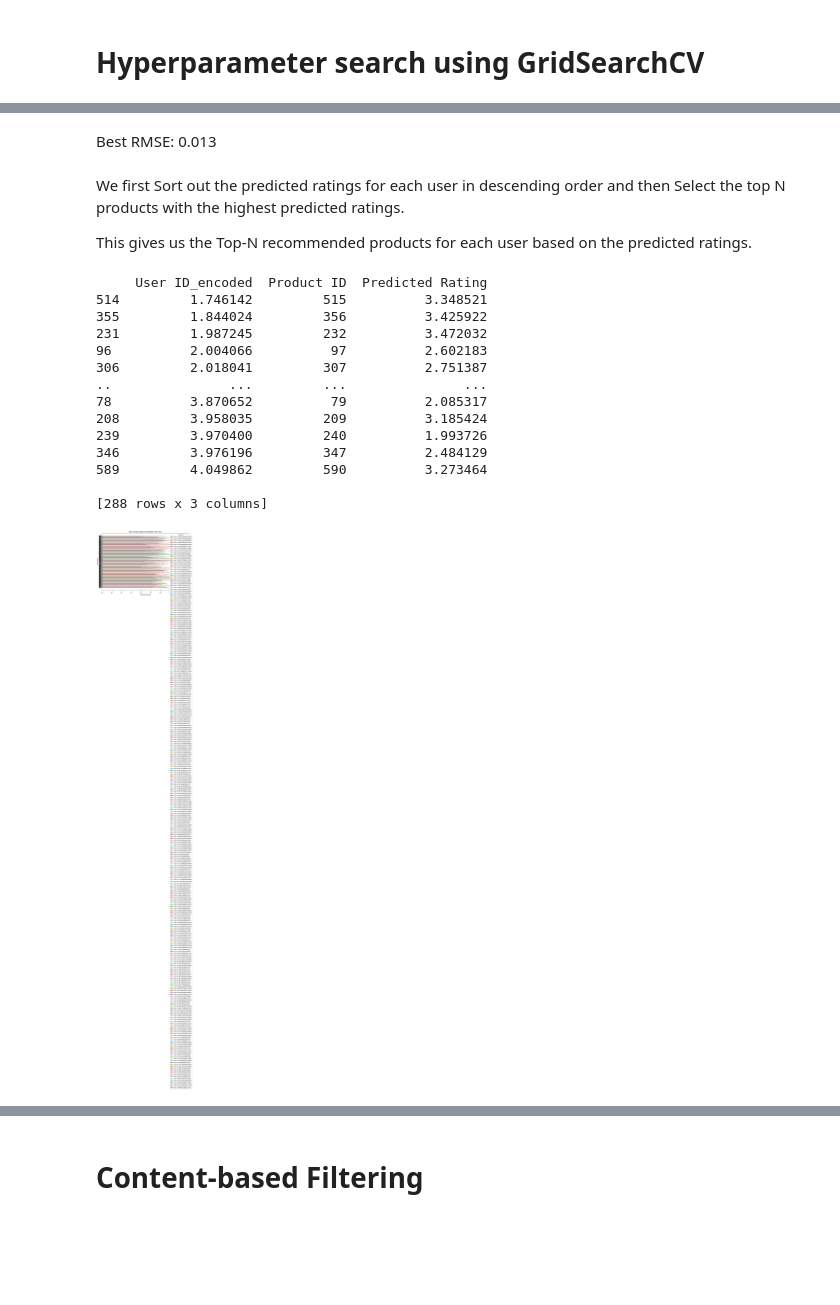
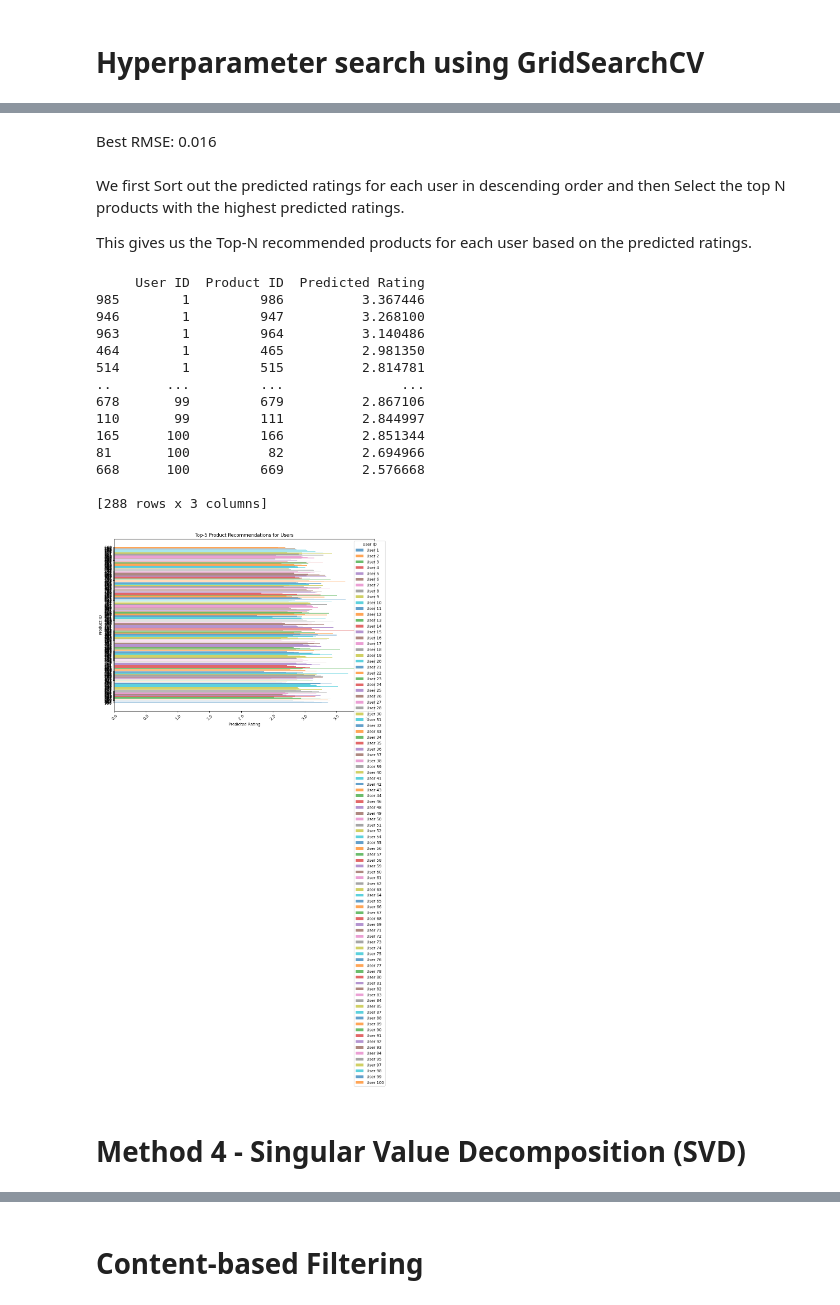
Before and after one commit to swatinw/DataScienceCapstoneProject3, a Jupyter notebook: pre-processing_Modeling_CatBoostEncoder.ipynb, the cells around one changed output, grey strips where cells are left out. Saved outputs shown, nothing was run; the diff lists cells and outputs as text; code cells hidden in the pictures; blank space fills up the shorter version.

```diff
--- a/pre-processing_Modeling_CatBoostEncoder.ipynb
+++ b/pre-processing_Modeling_CatBoostEncoder.ipynb
@@ -120,11 +120,11 @@ from sklearn.metrics import mean_absolute_error, r2_score
 # Example dataset with multiple categorical features and a target variable 'Rating'
 
 # Create DataFrame
-df = pd.DataFrame(df)
+df_full = pd.DataFrame(df)
 
 # Features and target
-X = df[['Product Name', 'Brand', 'Category', 'Color', 'Size', 'User ID']]
-y = df['Rating']
+X = df_full[['Product Name', 'Brand', 'Category', 'Color', 'Size', 'User ID']]
+y = df_full['Rating']
 
 # Initialize CatBoostEncoder
 encoder = ce.CatBoostEncoder(cols=['Product Name', 'Brand', 'Category', 'Color', 'Size', 'User ID'])
@@ -136,7 +136,7 @@ X_encoded = encoder.fit_transform(X, y)
 X_encoded.columns = ['Product Name_encoded', 'Brand_encoded', 'Category_encoded', 'Color_encoded', 'Size_encoded', 'User ID_encoded']
 
 # Drop the original categorical columns
-df.drop(columns=['Product Name', 'Brand', 'Category', 'Color', 'Size', 'User ID'], inplace=True)
+df_updated = df_full.drop(columns=['Product Name', 'Brand', 'Category', 'Color', 'Size', 'User ID'])
 
 # Join the encoded features back to the original DataFrame
-df_encoded = pd.concat([df, X_encoded], axis=1)
+df_encoded = pd.concat([df_updated, X_encoded], axis=1)
@@ -620,8 +636,12 @@ from sklearn.model_selection import train_test_split
 from sklearn.metrics import mean_squared_error
 
 # Define target and features
-X = df_new.drop(columns=['Rating'])
-y = df_new['Rating']
+X = df.drop(columns=['Rating'])
+y = df['Rating']
+
+# Categorical features
+categorical_features = ['User ID', 'Product Name', 'Brand', 'Category', 'Color', 'Size']
+
 
 # Train-test split
 X_train, X_test, y_train, y_test = train_test_split(X, y, test_size=0.3, random_state=42)
@@ -631,7 +651,9 @@ model_cat = CatBoostRegressor(
     iterations=1000,        # Number of boosting rounds
     depth=10,               # Depth of trees
     learning_rate=0.1,      # Learning rate,   # Loss function for regression,  # Specify which features are categorical
-    verbose=200             # Output every 200 iterations
+    loss_function='RMSE',   # Loss function for regression
+    cat_features=categorical_features,  # Specify which features are categorical
+    verbose=False             # Output every 200 iterations
 )
 
 # Train the model
@@ -783,5 +788,5 @@ Fitting 5 folds for each of 243 candidates, totalling 1215 fits
 # %% [markdown]
-Best RMSE: 0.013
+Best RMSE: 0.016
 # %% [markdown]
 We first Sort out the predicted ratings for each user in descending order and then Select the top N products with the highest predicted ratings.
 
@@ -794,46 +799,48 @@ X_test['Predicted Rating'] = y_pred_cat
 N = 5  # You can change this value to 5, 10, or any other number
 
 # Sort by user ID and predicted rating to get top N recommendations
-top_n_recommendations = X_test.sort_values(by=['User ID_encoded', 'Predicted Rating'], ascending=[True, False])
+top_n_recommendations = X_test.sort_values(by=['User ID', 'Predicted Rating'], ascending=[True, False])
 
 # For each user, get top N recommendations (e.g., top 3)
-top_n_recommendations = top_n_recommendations.groupby('User ID_encoded').head(N)
+top_n_recommendations = top_n_recommendations.groupby('User ID').head(N)
 
-print(top_n_recommendations[['User ID_encoded', 'Product ID', 'Predicted Rating']])
+print(top_n_recommendations[['User ID', 'Product ID', 'Predicted Rating']])
 # %% [output]
-     User ID_encoded  Product ID  Predicted Rating
-514         1.746142         515          3.348521
-355         1.844024         356          3.425922
-231         1.987245         232          3.472032
-96          2.004066          97          2.602183
-306         2.018041         307          2.751387
-..               ...         ...               ...
-78          3.870652          79          2.085317
-208         3.958035         209          3.185424
-239         3.970400         240          1.993726
-346         3.976196         347          2.484129
-589         4.049862         590          3.273464
+     User ID  Product ID  Predicted Rating
+985        1         986          3.367446
+946        1         947          3.268100
+963        1         964          3.140486
+464        1         465          2.981350
+514        1         515          2.814781
+..       ...         ...               ...
+678       99         679          2.867106
+110       99         111          2.844997
+165      100         166          2.851344
+81       100          82          2.694966
+668      100         669          2.576668
 
 [288 rows x 3 columns]
 # %%
 # Plot Top-N Recommendations for each user
 plt.figure(figsize=(12, 8))  # Adjusted figure size for top N recommendations
 
 # Iterate over each unique user
-for user_id in top_n_recommendations['User ID_encoded'].unique():
-    user_recommendations = top_n_recommendations[top_n_recommendations['User ID_encoded'] == user_id]
+for user_id in top_n_recommendations['User ID'].unique():
+    user_recommendations = top_n_recommendations[top_n_recommendations['User ID'] == user_id]
 
     # Plot the top N products for this user
     plt.barh(user_recommendations['Product ID'].astype(str),
              user_recommendations['Predicted Rating'],
              label=f'User {user_id}', alpha=0.7)
 
 plt.xlabel('Predicted Rating')
 plt.ylabel('Product ID')
 plt.title(f'Top-{N} Product Recommendations for Users')
 plt.xticks(rotation=45)  # Rotate x-axis labels if needed
 plt.legend(title='User ID', loc='upper right', bbox_to_anchor=(1.05, 1))
 plt.tight_layout()  # Adjusts the layout to prevent overlap with the legend
 plt.show()
 # %% [output]
-[figure, old version]
+[figure, new version]
+# %% [markdown]
+# Method 4 - Singular Value Decomposition (SVD)
```
Also changed, not shown: parts of 18 cells of this notebook.
